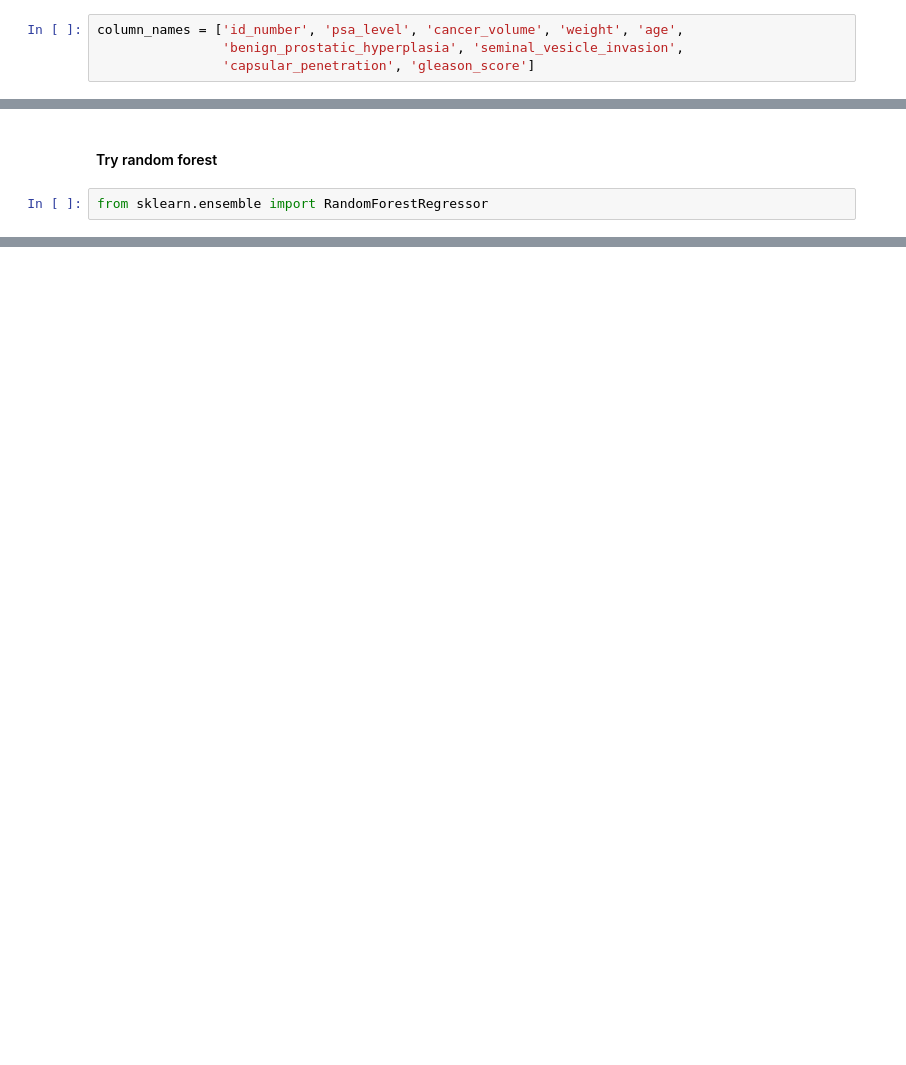
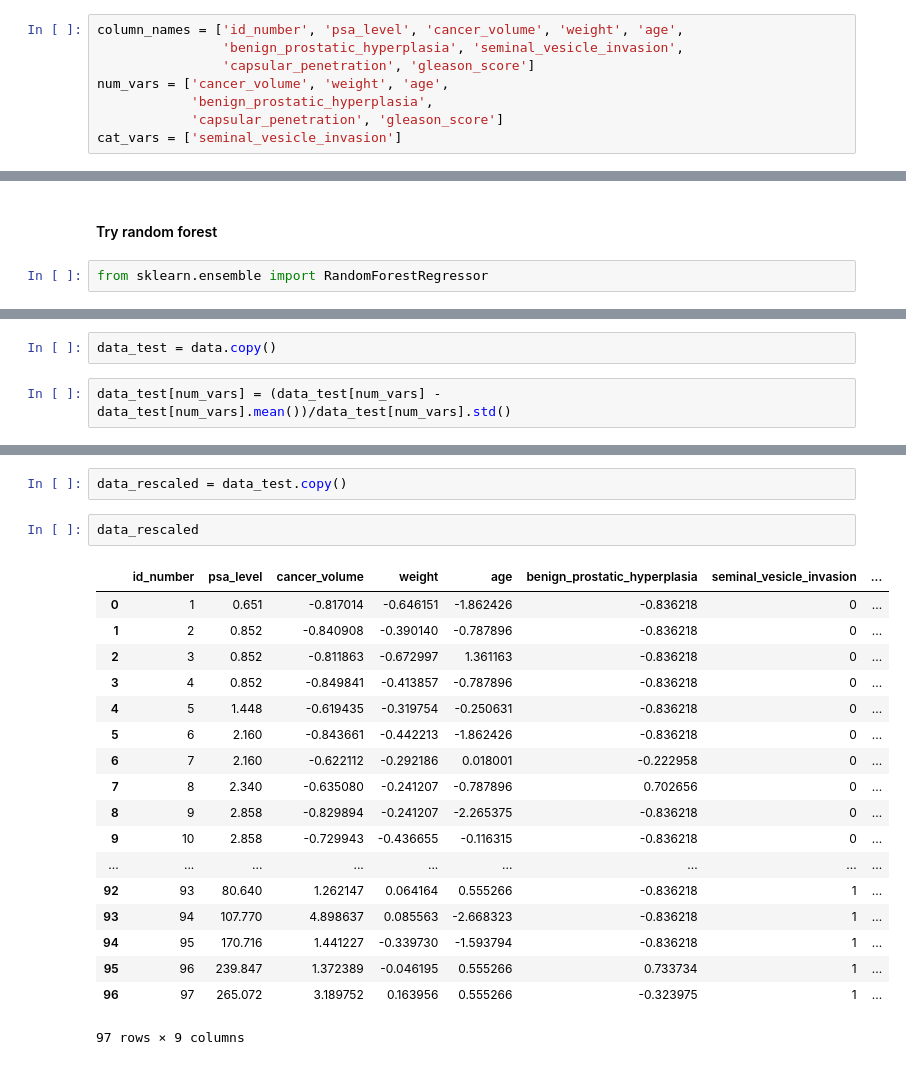
Before and after one commit to GalaxyDream/STA6166, a Jupyter notebook: nbs/STA6166.ipynb, the cells around one changed output, grey strips where cells are left out. Saved outputs shown, nothing was run; the diff lists cells and outputs as text; blank space fills up the shorter version.

```diff
--- a/nbs/STA6166.ipynb
+++ b/nbs/STA6166.ipynb
@@ -5,5 +5,9 @@ import numpy as np
 column_names = ['id_number', 'psa_level', 'cancer_volume', 'weight', 'age',
                 'benign_prostatic_hyperplasia', 'seminal_vesicle_invasion',
                 'capsular_penetration', 'gleason_score']
+num_vars = ['cancer_volume', 'weight', 'age',
+            'benign_prostatic_hyperplasia',
+            'capsular_penetration', 'gleason_score']
+cat_vars = ['seminal_vesicle_invasion']
 # %%
 data = pd.read_csv('../resources/assignment3_1_cpy.txt', sep = ',', header = None, names = column_names)
@@ -220,0 +565,4 @@ array([ -34.73223974, -118.32181987, -164.4001281 , -422.65078554,
+# %%
+data_test = data.copy()
+# %%
+data_test[num_vars] = (data_test[num_vars] - data_test[num_vars].mean())/data_test[num_vars].std()
@@ -220,0 +579,23 @@ array([ -34.73223974, -118.32181987, -164.4001281 , -422.65078554,
+# %%
+data_rescaled = data_test.copy()
+# %%
+data_rescaled
+# %% [output]
+|  | id_number | psa_level | cancer_volume | weight | age | benign_prostatic_hyperplasia | seminal_vesicle_invasion | ... |
+| 0 | 1 | 0.651 | -0.817014 | -0.646151 | -1.862426 | -0.836218 | 0 | ... |
+| 1 | 2 | 0.852 | -0.840908 | -0.390140 | -0.787896 | -0.836218 | 0 | ... |
+| 2 | 3 | 0.852 | -0.811863 | -0.672997 | 1.361163 | -0.836218 | 0 | ... |
+| 3 | 4 | 0.852 | -0.849841 | -0.413857 | -0.787896 | -0.836218 | 0 | ... |
+| 4 | 5 | 1.448 | -0.619435 | -0.319754 | -0.250631 | -0.836218 | 0 | ... |
+| 5 | 6 | 2.160 | -0.843661 | -0.442213 | -1.862426 | -0.836218 | 0 | ... |
+| 6 | 7 | 2.160 | -0.622112 | -0.292186 | 0.018001 | -0.222958 | 0 | ... |
+| 7 | 8 | 2.340 | -0.635080 | -0.241207 | -0.787896 | 0.702656 | 0 | ... |
+| 8 | 9 | 2.858 | -0.829894 | -0.241207 | -2.265375 | -0.836218 | 0 | ... |
+| 9 | 10 | 2.858 | -0.729943 | -0.436655 | -0.116315 | -0.836218 | 0 | ... |
+| ... | ... | ... | ... | ... | ... | ... | ... | ... |
+| 92 | 93 | 80.640 | 1.262147 | 0.064164 | 0.555266 | -0.836218 | 1 | ... |
+| 93 | 94 | 107.770 | 4.898637 | 0.085563 | -2.668323 | -0.836218 | 1 | ... |
+| 94 | 95 | 170.716 | 1.441227 | -0.339730 | -1.593794 | -0.836218 | 1 | ... |
+| 95 | 96 | 239.847 | 1.372389 | -0.046195 | 0.555266 | 0.733734 | 1 | ... |
+| 96 | 97 | 265.072 | 3.189752 | 0.163956 | 0.555266 | -0.323975 | 1 | ... |
+97 rows × 9 columns
```
Also changed, not shown: parts of 78 cells of this notebook, 10 other files.
